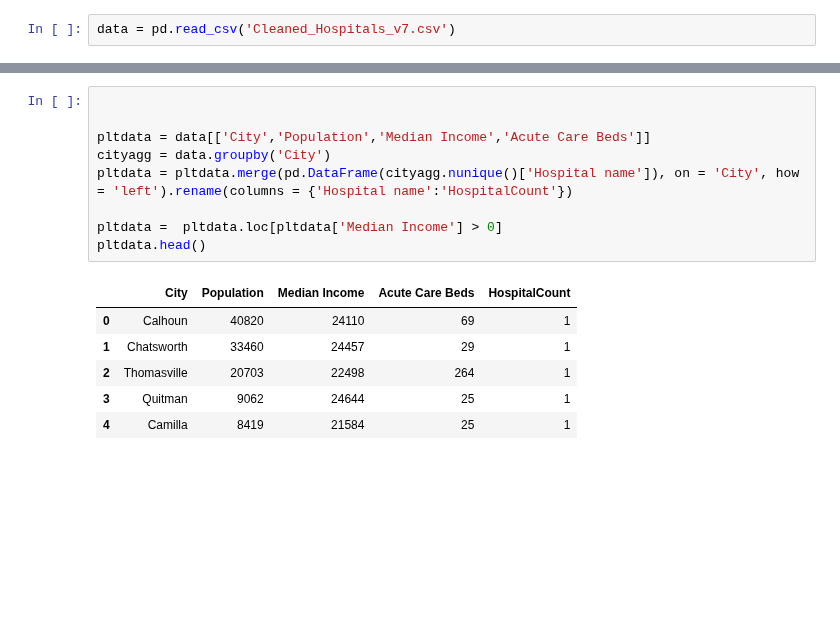
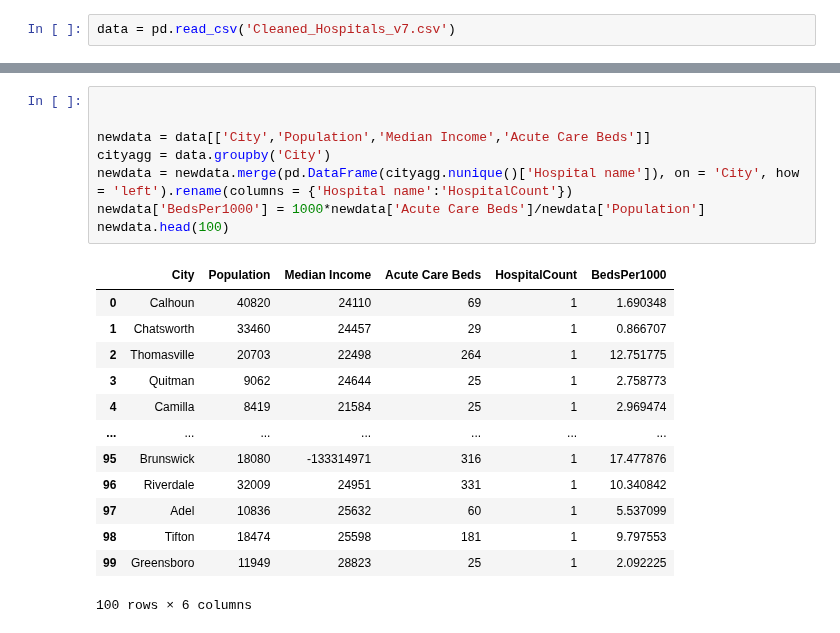
Before and after one commit to jtilenis/Data_Scavengers, a Jupyter notebook: HospitalCorrelationAnalysis.ipynb, the cells around one changed output, grey strips where cells are left out. Cells and saved outputs as stored; diff of their text form; blank space fills up the shorter version.

```diff
--- a/HospitalCorrelationAnalysis.ipynb
+++ b/HospitalCorrelationAnalysis.ipynb
@@ -23,16 +25,22 @@ data
 # %%
 
 
-pltdata = data[['City','Population','Median Income','Acute Care Beds']]
+newdata = data[['City','Population','Median Income','Acute Care Beds']]
 cityagg = data.groupby('City')
-pltdata = pltdata.merge(pd.DataFrame(cityagg.nunique()['Hospital name']), on = 'City', how = 'left').rename(columns = {'Hospital name':'HospitalCount'})
-
-pltdata =  pltdata.loc[pltdata['Median Income'] > 0]
-pltdata.head()
+newdata = newdata.merge(pd.DataFrame(cityagg.nunique()['Hospital name']), on = 'City', how = 'left').rename(columns = {'Hospital name':'HospitalCount'})
+newdata['BedsPer1000'] = 1000*newdata['Acute Care Beds']/newdata['Population']
+newdata.head(100)
 # %% [output]
-|  | City | Population | Median Income | Acute Care Beds | HospitalCount |
-| 0 | Calhoun | 40820 | 24110 | 69 | 1 |
-| 1 | Chatsworth | 33460 | 24457 | 29 | 1 |
-| 2 | Thomasville | 20703 | 22498 | 264 | 1 |
-| 3 | Quitman | 9062 | 24644 | 25 | 1 |
-| 4 | Camilla | 8419 | 21584 | 25 | 1 |
+|  | City | Population | Median Income | Acute Care Beds | HospitalCount | BedsPer1000 |
+| 0 | Calhoun | 40820 | 24110 | 69 | 1 | 1.690348 |
+| 1 | Chatsworth | 33460 | 24457 | 29 | 1 | 0.866707 |
+| 2 | Thomasville | 20703 | 22498 | 264 | 1 | 12.751775 |
+| 3 | Quitman | 9062 | 24644 | 25 | 1 | 2.758773 |
+| 4 | Camilla | 8419 | 21584 | 25 | 1 | 2.969474 |
+| ... | ... | ... | ... | ... | ... | ... |
+| 95 | Brunswick | 18080 | -133314971 | 316 | 1 | 17.477876 |
+| 96 | Riverdale | 32009 | 24951 | 331 | 1 | 10.340842 |
+| 97 | Adel | 10836 | 25632 | 60 | 1 | 5.537099 |
+| 98 | Tifton | 18474 | 25598 | 181 | 1 | 9.797553 |
+| 99 | Greensboro | 11949 | 28823 | 25 | 1 | 2.092225 |
+100 rows × 6 columns
```
Also changed, not shown: parts of 17 cells of this notebook, 1 other file.
